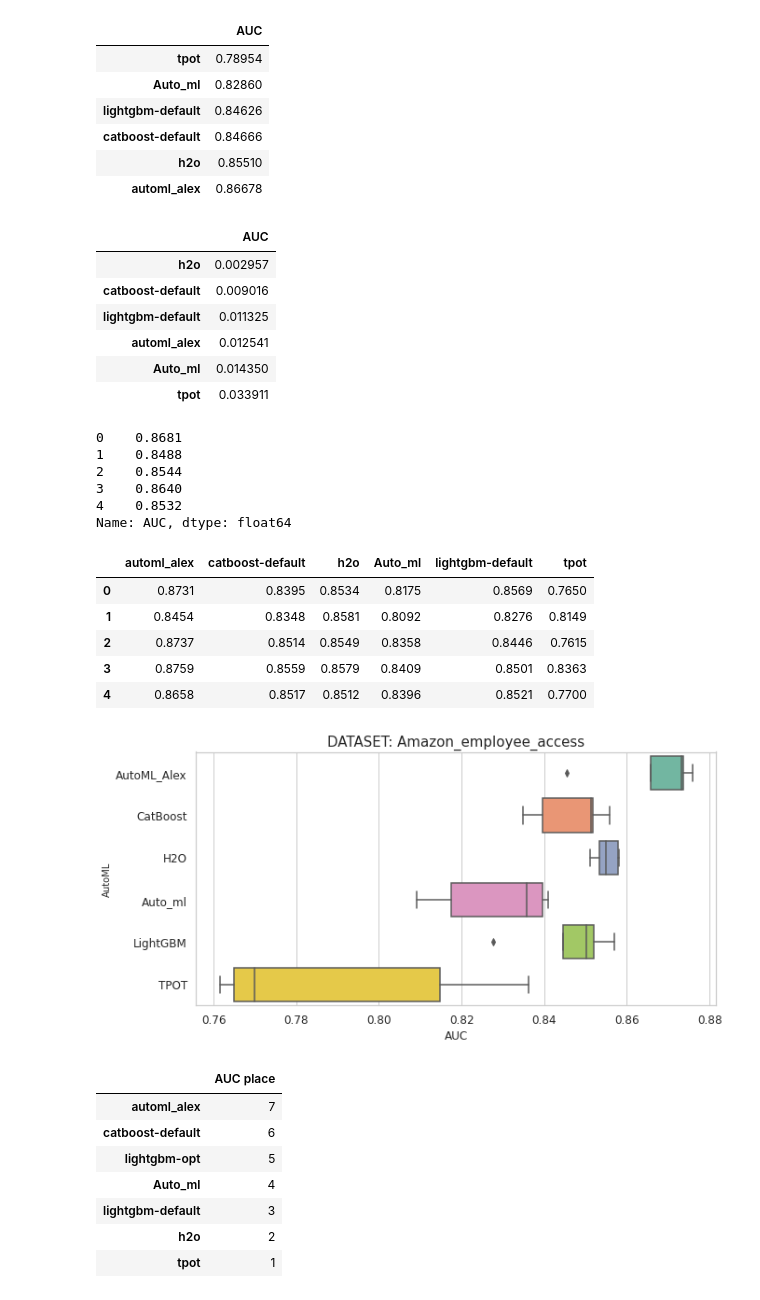
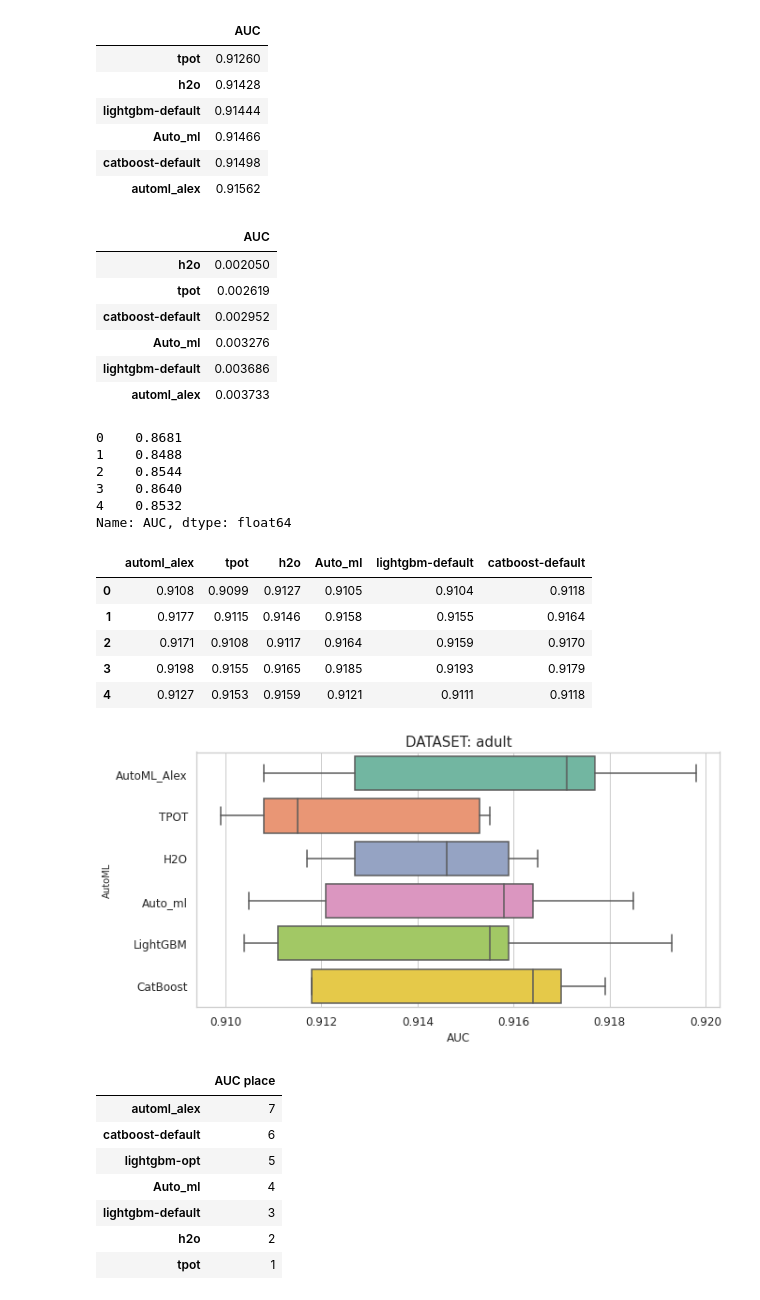
Before and after one commit to Alex-Lekov/AutoML-Benchmark, a Jupyter notebook: binary-classification/bench_v1.ipynb, the cells around one changed output. Cells and saved outputs as stored; diff of their text form; code cells hidden in the pictures.

```diff
--- a/binary-classification/bench_v1.ipynb
+++ b/binary-classification/bench_v1.ipynb
@@ -6,7 +6,7 @@ import matplotlib.pyplot as plt
 import seaborn as sns
 # %%
 dataset_names = [
-         #'adult',
+         'adult',
          'Amazon_employee_access',
          #'bank-marketing',
          #'Click_prediction_small',
@@ -77,22 +78,22 @@ total_place
 res
 # %% [output]
 |  | AUC |
-| tpot | 0.78954 |
-| Auto_ml | 0.82860 |
-| lightgbm-default | 0.84626 |
-| catboost-default | 0.84666 |
-| h2o | 0.85510 |
-| automl_alex | 0.86678 |
+| tpot | 0.91260 |
+| h2o | 0.91428 |
+| lightgbm-default | 0.91444 |
+| Auto_ml | 0.91466 |
+| catboost-default | 0.91498 |
+| automl_alex | 0.91562 |
 # %%
 res_std
 # %% [output]
 |  | AUC |
-| h2o | 0.002957 |
-| catboost-default | 0.009016 |
-| lightgbm-default | 0.011325 |
-| automl_alex | 0.012541 |
-| Auto_ml | 0.014350 |
-| tpot | 0.033911 |
+| h2o | 0.002050 |
+| tpot | 0.002619 |
+| catboost-default | 0.002952 |
+| Auto_ml | 0.003276 |
+| lightgbm-default | 0.003686 |
+| automl_alex | 0.003733 |
 # %%
 tmp_df
 # %% [output]
@@ -105,22 +106,22 @@ Name: AUC, dtype: float64
 # %%
 all_df
 # %% [output]
-|  | automl_alex | catboost-default | h2o | Auto_ml | lightgbm-default | tpot |
-| 0 | 0.8731 | 0.8395 | 0.8534 | 0.8175 | 0.8569 | 0.7650 |
-| 1 | 0.8454 | 0.8348 | 0.8581 | 0.8092 | 0.8276 | 0.8149 |
-| 2 | 0.8737 | 0.8514 | 0.8549 | 0.8358 | 0.8446 | 0.7615 |
-| 3 | 0.8759 | 0.8559 | 0.8579 | 0.8409 | 0.8501 | 0.8363 |
-| 4 | 0.8658 | 0.8517 | 0.8512 | 0.8396 | 0.8521 | 0.7700 |
+|  | automl_alex | tpot | h2o | Auto_ml | lightgbm-default | catboost-default |
+| 0 | 0.9108 | 0.9099 | 0.9127 | 0.9105 | 0.9104 | 0.9118 |
+| 1 | 0.9177 | 0.9115 | 0.9146 | 0.9158 | 0.9155 | 0.9164 |
+| 2 | 0.9171 | 0.9108 | 0.9117 | 0.9164 | 0.9159 | 0.9170 |
+| 3 | 0.9198 | 0.9155 | 0.9165 | 0.9185 | 0.9193 | 0.9179 |
+| 4 | 0.9127 | 0.9153 | 0.9159 | 0.9121 | 0.9111 | 0.9118 |
 # %%
-all_df.columns = ['AutoML_Alex', 'CatBoost', 'H2O', 'Auto_ml', 'LightGBM', 'TPOT']
+all_df.columns = ['AutoML_Alex', 'TPOT', 'H2O', 'Auto_ml', 'LightGBM', 'CatBoost',]
 plt.figure(figsize=(10,5),)
 sns.boxplot(data=all_df, orient="h", palette="Set2",).set_title('DATASET: '+dataset_name, size = 15,)
 plt.tick_params(labelsize=12)
 plt.ylabel("AutoML", size=10,)
 plt.xlabel("AUC", size=12)
 plt.savefig(f'{dataset_name}.png')
 # %% [output]
-[figure, old version]
+[figure, new version]
 # %%
 bench = pd.io.json.json_normalize(bench_result,).T
 # %%
```
Also changed, not shown: parts of 3 cells of this notebook, 10 other files.
